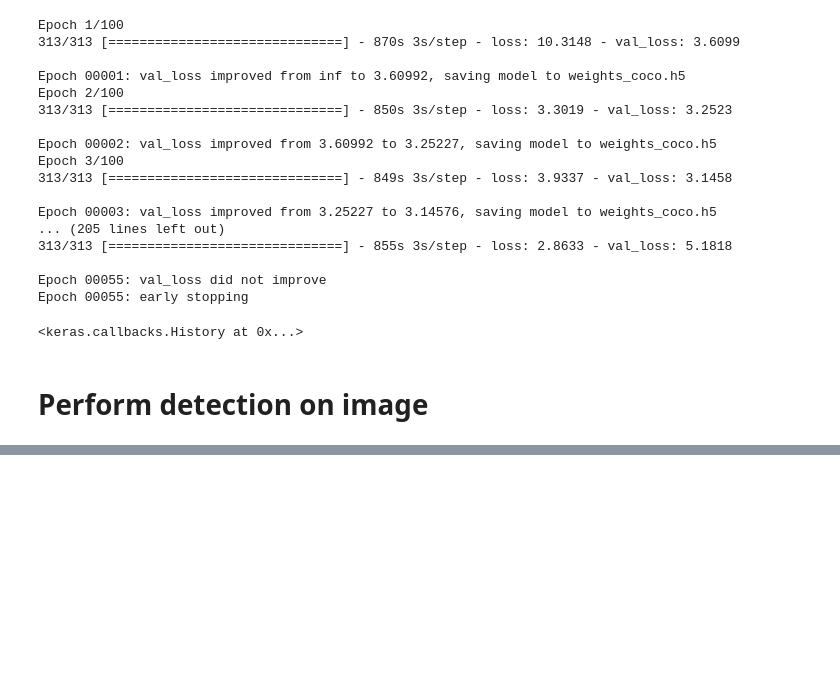
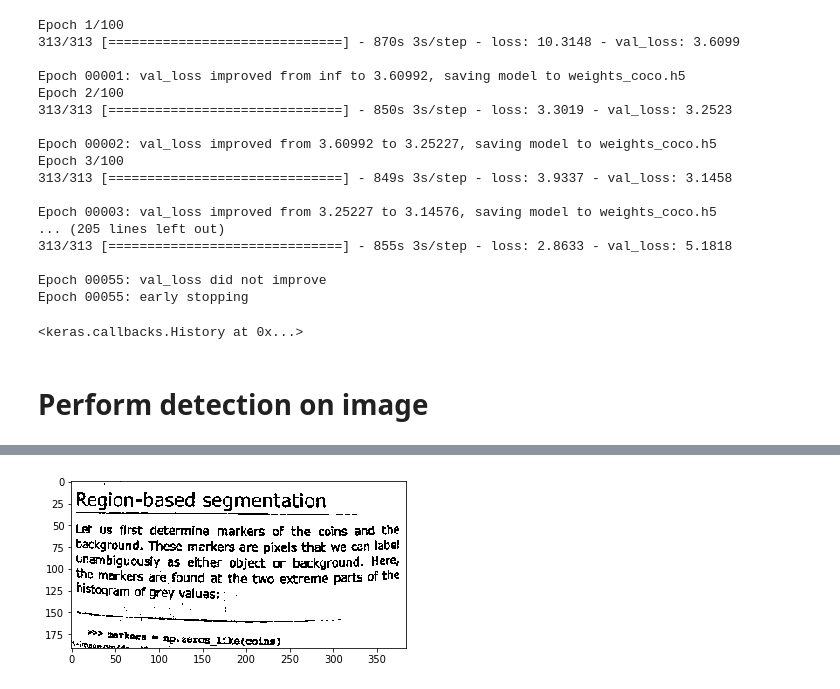
Before and after one commit to JacoGasp/DeepCalcBoot, a Jupyter notebook: ObjectDetection/YOLO.ipynb, the cells around one changed output, grey strips where cells are left out. Drawn from its saved outputs; the diff is of its cells as text; code cells hidden in the pictures; blank space fills up the shorter version.

```diff
--- a/ObjectDetection/YOLO.ipynb
+++ b/ObjectDetection/YOLO.ipynb
@@ -512,0 +536,11 @@ plt.imshow(image[:,:,::-1]); plt.show()
+# %%
+from skimage import data
+image = data.page()
+
+block_size = 35
+adaptive_thresh = threshold_local(image, block_size, offset=10)
+binary_adaptive = image > adaptive_thresh
+
+plt.imshow(binary_adaptive, cmap=plt.cm.gray); plt.show()
+# %% [output]
+[figure, added]
```
Also changed, not shown: parts of 5 cells of this notebook.
